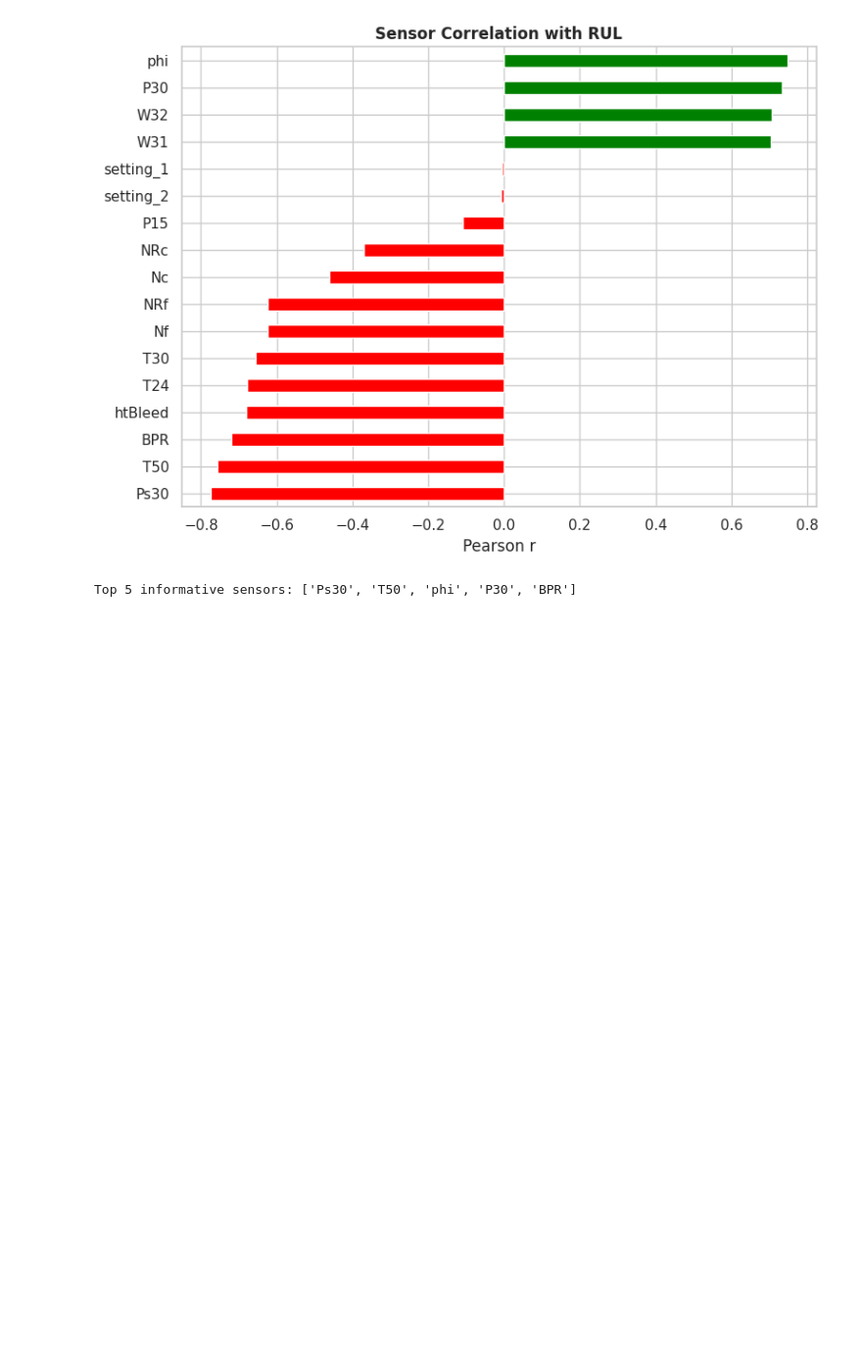
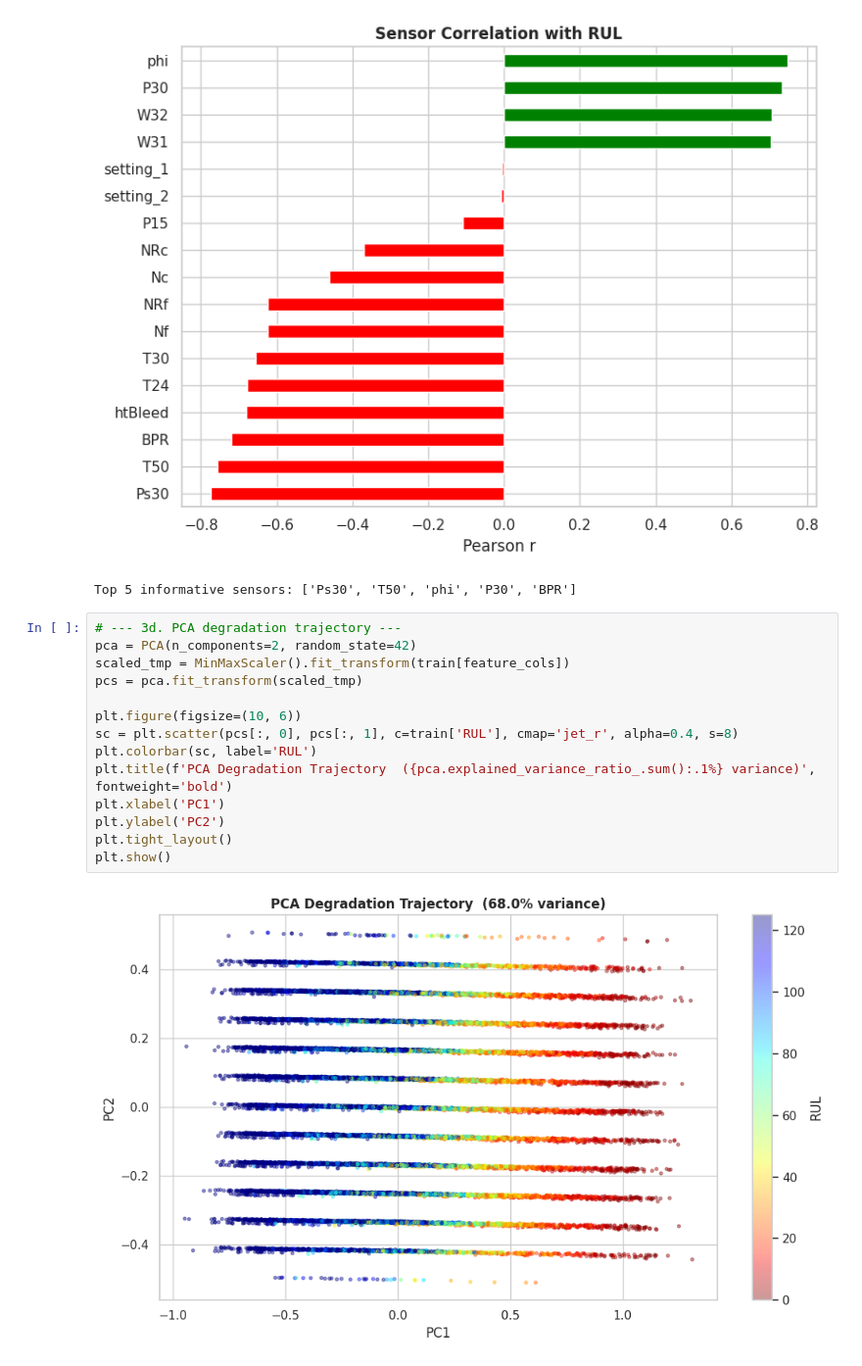
Before and after one commit to Alexjmathew/PRED, a Jupyter notebook: pred-maintain.ipynb, the cells around one changed output. Shown at 98% size. Drawn from its saved outputs; the diff is of its cells as text; blank space fills up the shorter version.

Commit message:
3d. PCA degradation trajectory

```diff
--- a/pred-maintain.ipynb
+++ b/pred-maintain.ipynb
@@ -108,3 +108,19 @@ print('Top 5 informative sensors:', top_sensors)
 # %% [output]
 [figure]
 Top 5 informative sensors: ['Ps30', 'T50', 'phi', 'P30', 'BPR']
+# %%
+# --- 3d. PCA degradation trajectory ---
+pca = PCA(n_components=2, random_state=42)
+scaled_tmp = MinMaxScaler().fit_transform(train[feature_cols])
+pcs = pca.fit_transform(scaled_tmp)
+
+plt.figure(figsize=(10, 6))
+sc = plt.scatter(pcs[:, 0], pcs[:, 1], c=train['RUL'], cmap='jet_r', alpha=0.4, s=8)
+plt.colorbar(sc, label='RUL')
+plt.title(f'PCA Degradation Trajectory  ({pca.explained_variance_ratio_.sum():.1%} variance)', fontweight='bold')
+plt.xlabel('PC1')
+plt.ylabel('PC2')
+plt.tight_layout()
+plt.show()
+# %% [output]
+[figure, added]
```
